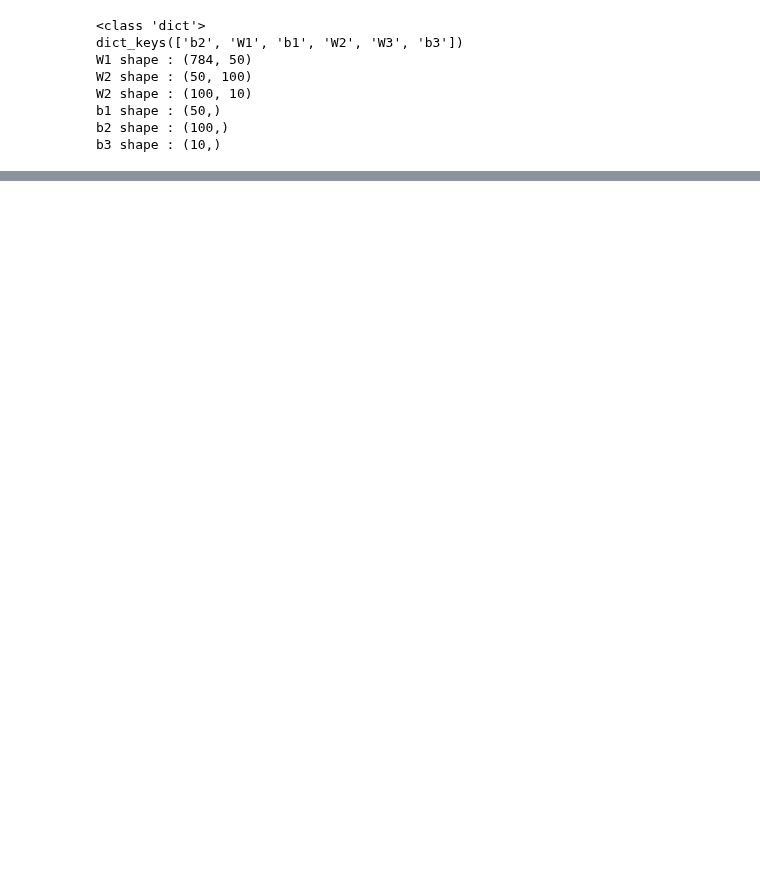
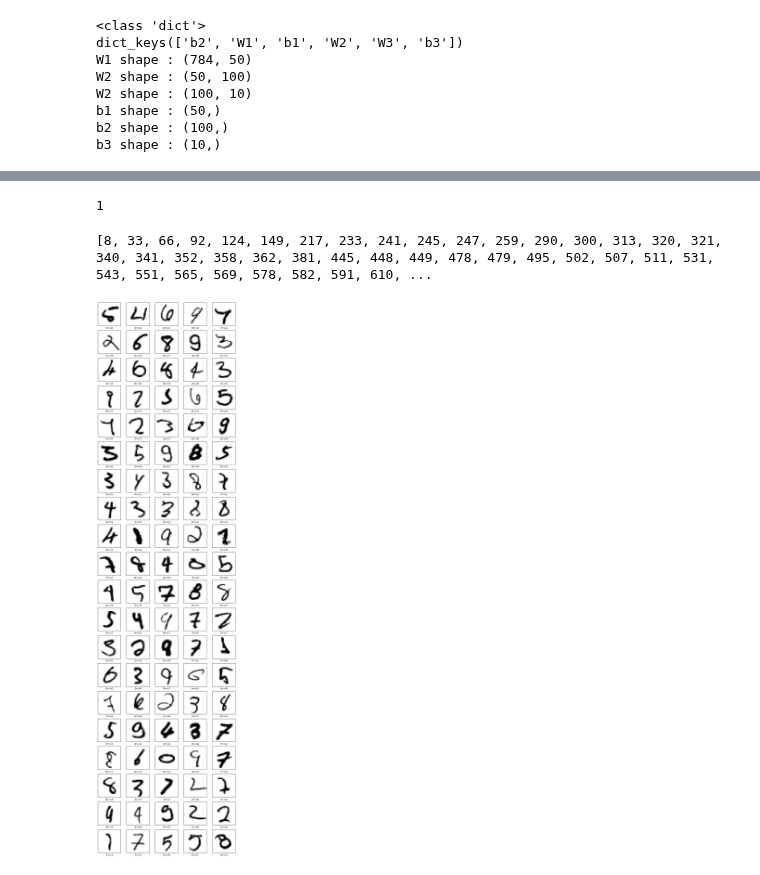
Before and after one commit to lys678/AIFFEL_Online_Quest, a Jupyter notebook: DL_Master/밑시딥__3.ipynb, the cells around one changed output, grey strips where cells are left out. Saved outputs shown, nothing was run; the diff lists cells and outputs as text; code cells hidden in the pictures; blank space fills up the shorter version.

```diff
--- a/DL_Master/밑시딥__3.ipynb
+++ b/DL_Master/밑시딥__3.ipynb
@@ -842,0 +866,68 @@ Accuracy:0.9352
+# %%
+import numpy as np
+X = np.array([1, 2, 3])
+Y = np.array([1, 6, 9])
+
+np.sum(X == Y)
+# %% [output]
+1
+# %%
+# 틀린 이미지를 찾는 코드
+import sys, os
+sys.path.append('./dataset')  # 부모 디렉터리의 파일을 가져올 수 있도록 설정
+import numpy as np
+import pickle # 객체를 저장하고 불러오는 데 유용한 모듈, 객체를 파일로 저장하거나 네트워크를 통해 전송
+from dataset.mnist import load_mnist
+from common.functions import sigmoid, softmax
+import time
+start = time.time()
+
+def get_data(): # 전체 데이터 세트에서 테스트 세트 추출
+    (x_train, t_train), (x_test, t_test) = load_mnist(normalize=True, flatten=True, one_hot_label=False)
+    return x_test, t_test
+
+
+def init_network(): # 학습을 끝낸 결과 => 각 노드의 매개변수 결정
+    with open("sample_weight.pkl", 'rb') as f:
+        network = pickle.load(f)
+    return network
+
+
+def predict(network, x):
+    W1, W2, W3 = network['W1'], network['W2'], network['W3']
+    b1, b2, b3 = network['b1'], network['b2'], network['b3']
+
+    a1 = np.dot(x, W1) + b1
+    z1 = sigmoid(a1)
+    a2 = np.dot(z1, W2) + b2
+    z2 = sigmoid(a2)
+    a3 = np.dot(z2, W3) + b3
+    y = softmax(a3)
+
+    return y
+
+
+x, t = get_data()
+network = init_network()
+error = []
+pred = []
+for i in range(len(x)):
+    y = predict(network, x[i])
+    p = np.argmax(y)
+    if p != t[i]:
+        error.append(i)
+        pred.append(p)
+
+print(error)
+plt.figure(figsize=(10,40))
+for i in range(100):
+    plt.subplot(20,5,i+1)
+    plt.xticks([])
+    plt.yticks([])
+    plt.imshow(x[error[i]].reshape(28,28), cmap=plt.cm.binary)
+    plt.xlabel(str(t[error[i]])+"=>"+str(pred[i])) # 정답 출력 => 예상 출력
+
+plt.show()
+# %% [output]
+[8, 33, 66, 92, 124, 149, 217, 233, 241, 245, 247, 259, 290, 300, 313, 320, 321, 340, 341, 352, 358, 362, 381, 445, 448, 449, 478, 479, 495, 502, 507, 511, 531, 543, 551, 565, 569, 578, 582, 591, 610, ...
+[figure, added]
```
Also changed, not shown: parts of 4 cells of this notebook.
